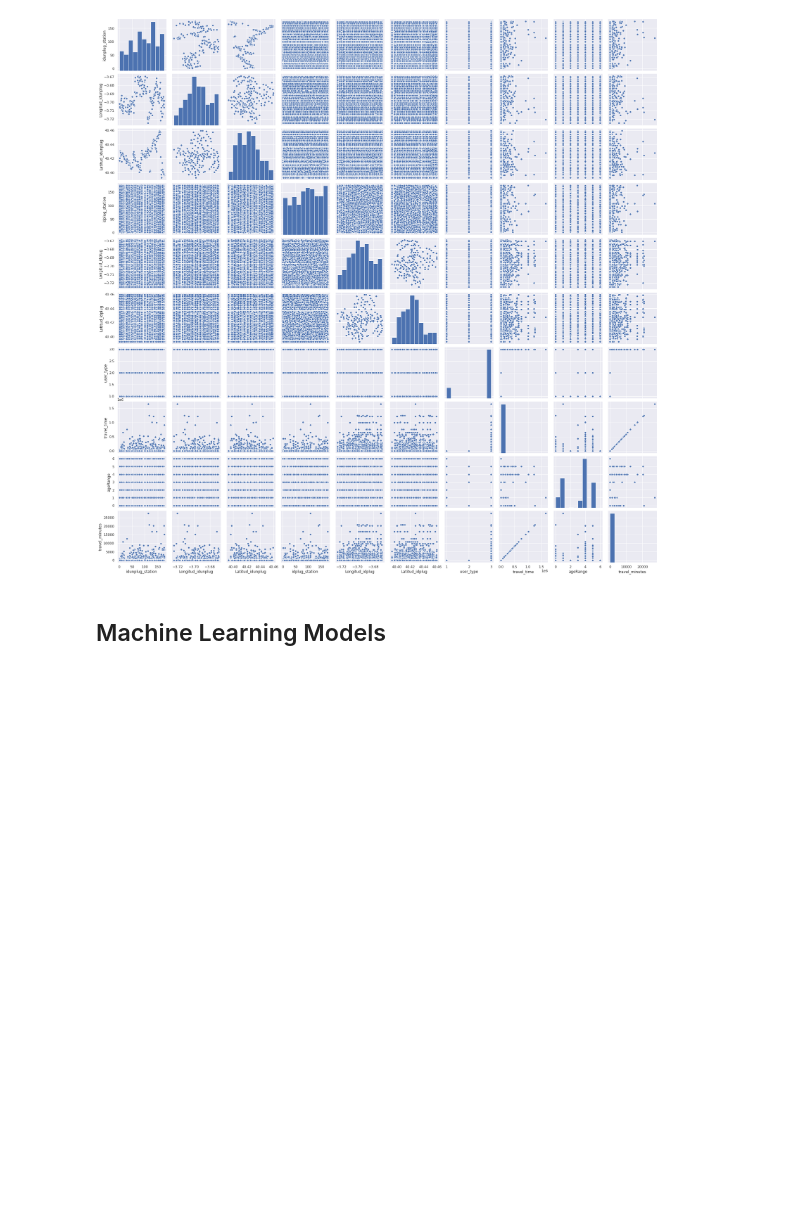
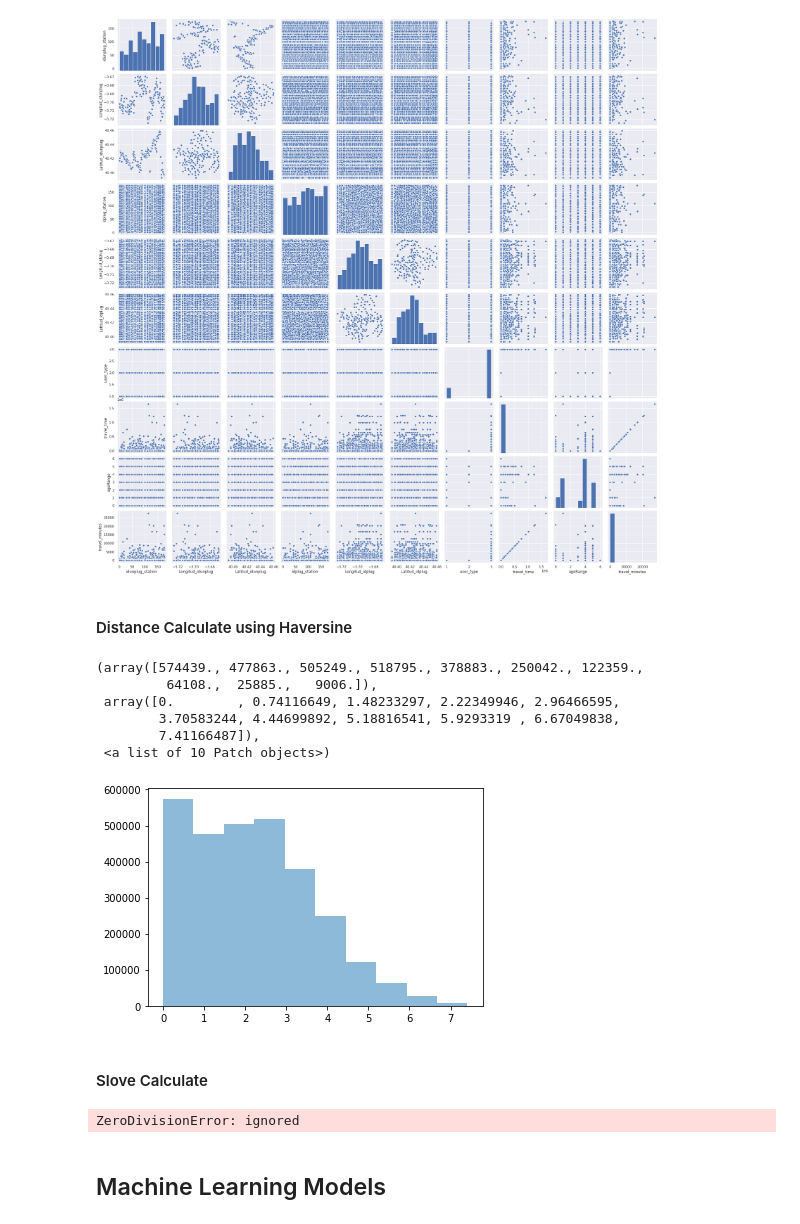
Before and after one commit to rasoco/Master_Data_Science, a Jupyter notebook: TFM/BiciMadProject.ipynb, the cells around one changed output. Saved outputs shown, nothing was run; the diff lists cells and outputs as text; code cells hidden in the pictures; blank space fills up the shorter version.

Commit message:
Create distance column and working in slove calculate

```diff
--- a/TFM/BiciMadProject.ipynb
+++ b/TFM/BiciMadProject.ipynb
@@ -1052,3 +1066,35 @@ sns.pairplot(data)
 CPU times: user 3min 38s, sys: 1.95 s, total: 3min 40s
 Wall time: 3min 39s
 [figure]
+# %% [markdown]
+#### Distance Calculate using Haversine
+# %%
+from numpy import cos, sin, arcsin, sqrt
+from math import radians
+
+def haversine(data):
+  lon1 = data['Longitud_idunplug']
+  lat1 = data['Latitud_idunplug']
+  lon2 = data['Longitud_idplug']
+  lat2 = data['Latitud_idplug']
+  lon1, lat1, lon2, lat2 = map(radians, [lon1, lat1, lon2, lat2])
+  dlon = lon2 - lon1
+  dlat = lat2 - lat1
+  a = sin(dlat/2)**2 + cos(lat1) * cos(lat2) * sin(dlon/2)**2
+  c = 2 * arcsin(sqrt(a))
+  km = 6367 * c # Tierra es una esfera perfecta de radio RT = 6367
+  return km
+# %%
+data['distance'] = data.apply(lambda data: haversine(data), axis=1)
+# %%
+plt.hist(data.distance, alpha =0.5)
+# %% [output]
+(array([574439., 477863., 505249., 518795., 378883., 250042., 122359.,
+         64108.,  25885.,   9006.]),
+ array([0.        , 0.74116649, 1.48233297, 2.22349946, 2.96466595,
+        3.70583244, 4.44699892, 5.18816541, 5.9293319 , 6.67049838,
+        7.41166487]),
+ <a list of 10 Patch objects>)
+[figure, added]
+# %% [markdown]
+#### Slove Calculate
@@ -1055,3 +1116,7 @@ Wall time: 3min 39s
+# %%
+data['slove'] = data.apply(lambda data: slove(data), axis=1)
+# %% [output]
+ZeroDivisionError: ignored
 # %% [markdown]
 ## Machine Learning Models
 # %% [markdown]
```
Also changed, not shown: parts of 34 cells of this notebook.
